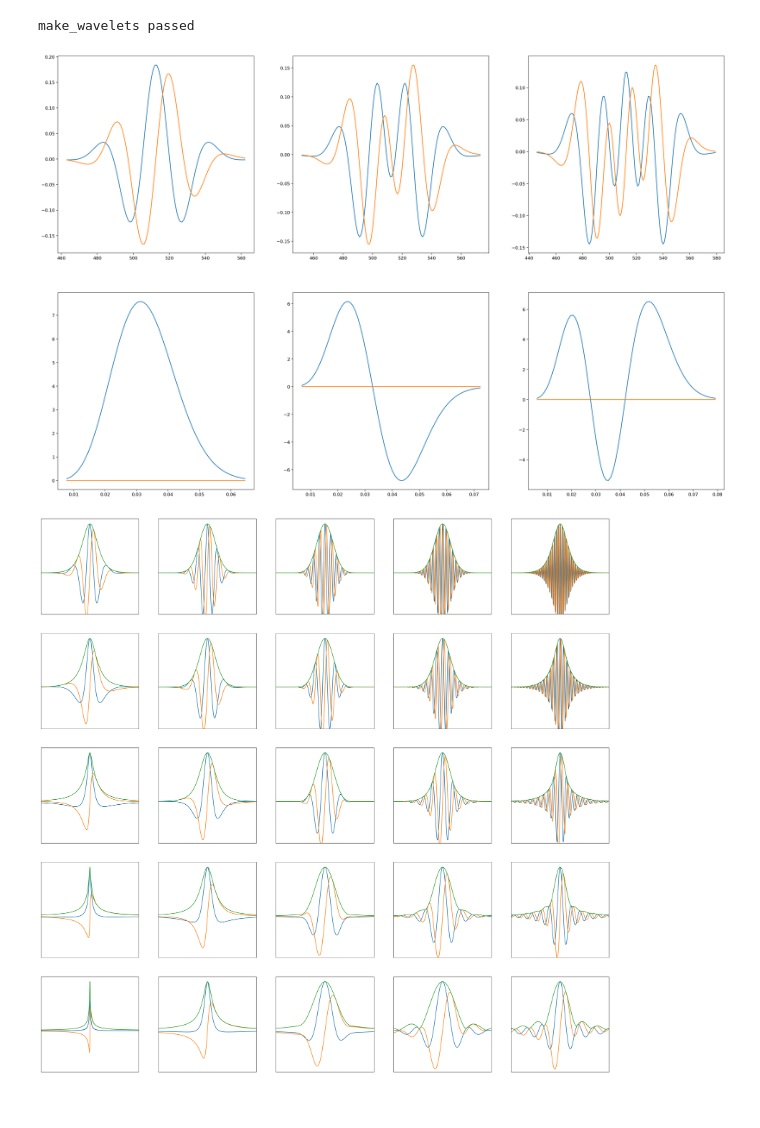
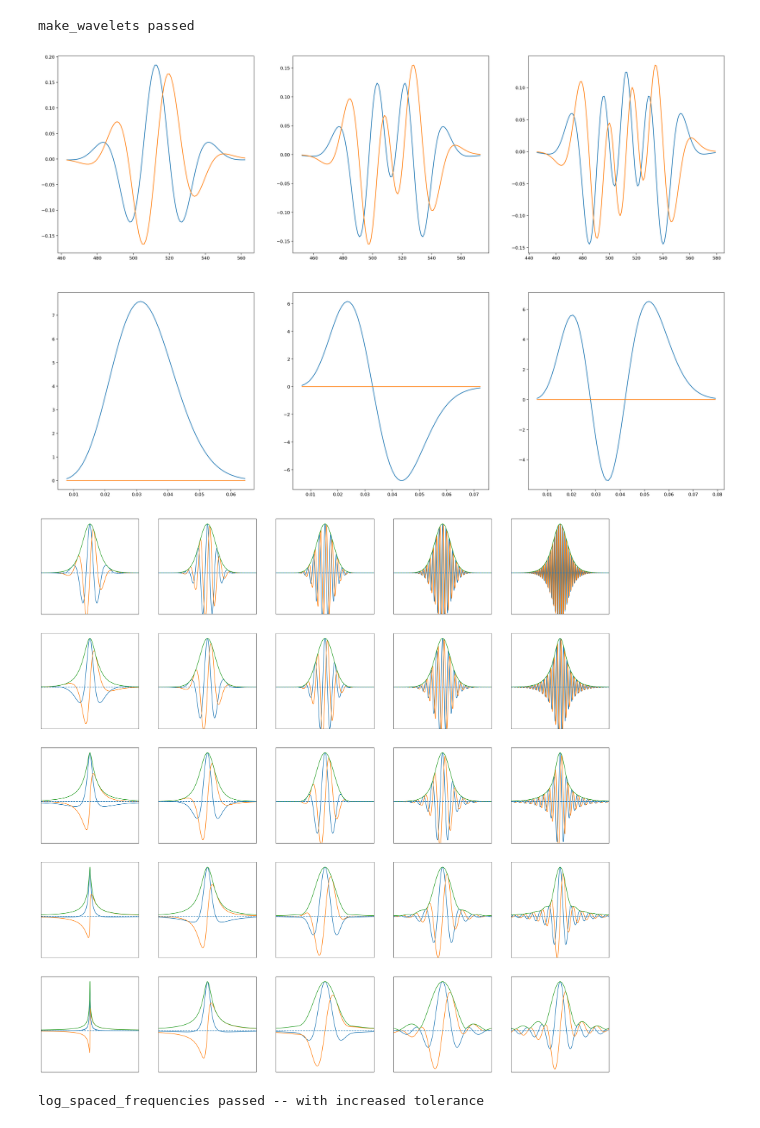
Before and after one commit to danrsc/analytic_wavelet, a Jupyter notebook: analytic_wavelet_transform_test.ipynb, the cells around one changed output. Cells and saved outputs as stored; diff of their text form; code cells hidden in the pictures.

Commit message:
analytic_wavelet_transform plots and tests

```diff
--- a/analytic_wavelet_transform_test.ipynb
+++ b/analytic_wavelet_transform_test.ipynb
@@ -415,6 +415,9 @@ print('make_wavelets passed')
 # %% [output]
 make_wavelets passed
 # %%
+import numpy as np
+from analytic_wavelet import GeneralizedMorseWavelet
+%matplotlib inline
 from matplotlib import pyplot as plt, gridspec
 from scipy.fftpack import fftshift
 
@@ -427,12 +430,14 @@ psi, psi_f = GeneralizedMorseWavelet(gamma=2, beta=5, is_bandpass_normalized=Fal
 def uv_plot(ax, x, y):
     u = np.real(y)
     v = np.imag(y)
+    a = np.abs(y)
     rel_u = np.abs(u) / np.max(np.abs(u))
     rel_v = np.abs(v) / np.max(np.abs(v))
     indices_plot = np.flatnonzero(np.logical_or(rel_u >= 0.01, rel_v >= 0.01))
     start, stop = np.min(indices_plot), np.max(indices_plot) + 1
     ax.plot(x[start:stop], u[start:stop])
     ax.plot(x[start:stop], v[start:stop])
+    # ax.plot(x[start:stop], a[start:stop])
 
 t = np.arange(1, num_timepoints + 1)
 # t = t - np.mean(t)
@@ -450,31 +455,65 @@ for i in range(6):
     ax = fig.add_subplot(grid[row, col])
     x = t if row == 0 else f
     y = psi if row == 0 else psi_f
     y = y[col, 0]
     uv_plot(ax, x, y)
 
 plt.show()
 
 fig = plt.figure(figsize=(30, 30), dpi=180)
 grid = gridspec.GridSpec(5, 5)
 num_timepoints = 2 ** 16
 fs = 1 / 512
 t = np.arange(1, num_timepoints + 1)
 t = t - np.mean(t)
 t = t * fs
 gamma_beta = [1/3, 1, 3, 9, 27]
 for i, b in enumerate(reversed(gamma_beta)):
     for j, g in enumerate(gamma_beta):
         morse = GeneralizedMorseWavelet(g, b)
         p = morse.time_domain_width()
         psi, _ = morse.make_wavelet(num_timepoints, 2 * np.pi * fs)
         ax = fig.add_subplot(grid[i, j])
         x = np.concatenate([np.real(psi), np.imag(psi), np.abs(psi)], axis=0).T / np.max(np.abs(psi))
         ax.plot(t / (p / np.pi), x)
+        ax.axhline(0, linestyle='--')
         ax.set_xlim(-3, 3)
         ax.set_ylim(-0.85, 1.1)
         ax.set_xticks([])
         ax.set_yticks([])
+
+plt.show()
 # %% [output]
 [figure]
-[figure, old version]
+[figure, new version]
+# %%
+# GeneralizedMorseWavelet log_spaced_frequencies
+import numpy as np
+from analytic_wavelet import GeneralizedMorseWavelet
+
+# test high frequency
+morse = GeneralizedMorseWavelet(3, 4)
+nyquist_overlap = 0.1
+fs = morse.log_spaced_frequencies(low=0.1, nyquist_overlap=nyquist_overlap)
+_, psi_f = morse.make_wavelet(num_timepoints=10000, scale_frequencies=np.max(fs))
+assert(np.isclose(psi_f[0, psi_f.shape[1] // 2 - 1] / 2, nyquist_overlap, atol=1e-3))
+
+# test low frequency
+num_timepoints = 1001
+gamma, beta = np.meshgrid(np.arange(1/3, 11, 1), np.arange(1, 11, 1))
+gamma = np.reshape(gamma, -1)
+beta = np.reshape(beta, -1)
+
+for g, b in zip(gamma, beta):
+    morse = GeneralizedMorseWavelet(g, b, is_bandpass_normalized=False)
+    fs = morse.log_spaced_frequencies(num_timepoints=num_timepoints / 10, high=np.pi, nyquist_overlap=0.95, endpoint_overlap=0.5)
+    psi, _ = morse.make_wavelet(num_timepoints, np.min(fs))
+    indices = np.arange(psi.shape[-1] // 2 - 50, psi.shape[-1] // 2 + 51)
+    # had to increase the tolerance here ... not sure if this is working right
+    assert(np.isclose(np.sum(np.square(np.abs(psi[0, indices]))), 0.95, atol=0.03))
+# figure,plot(sum(squared(psi((end+1)/2-50:(end+1)/2+50,:)),1))
+# bool=aresame(median(sum(squared(psi((end+1)/2-50:(end+1)/2+50,:)))),0.95,0.01);
+
+print('log_spaced_frequencies passed -- with increased tolerance')
+# %% [output]
+log_spaced_frequencies passed -- with increased tolerance
```
Also changed, not shown: parts of 3 cells of this notebook, 8 other files.
